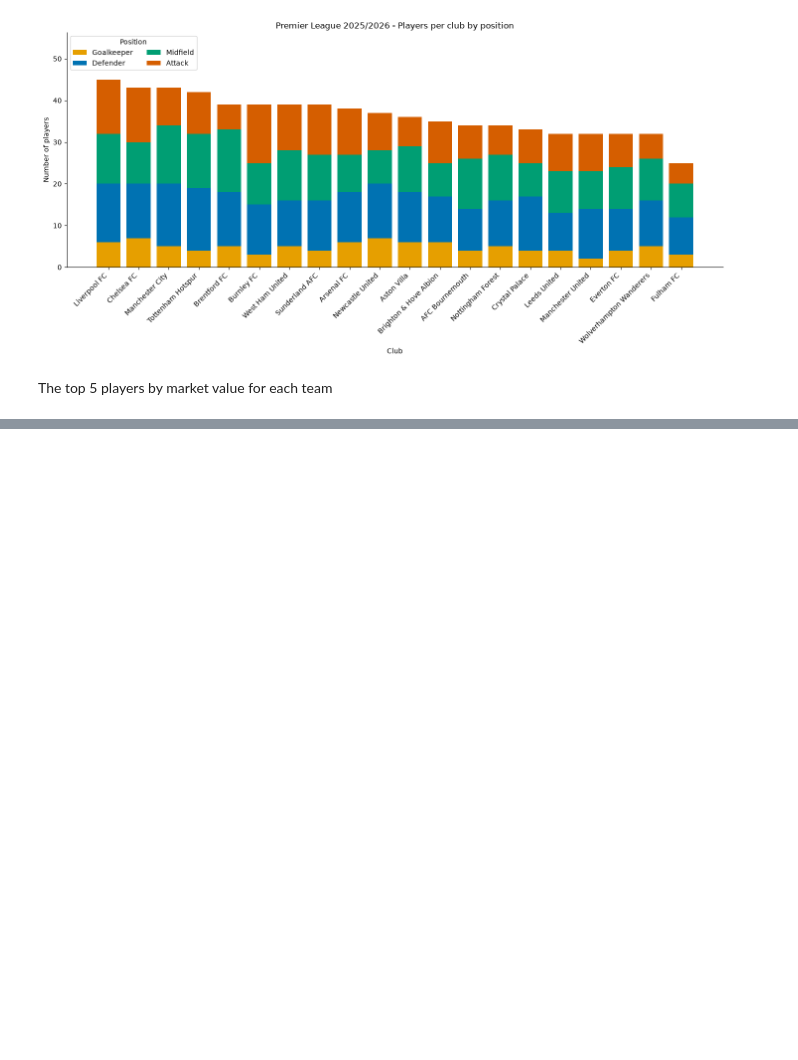
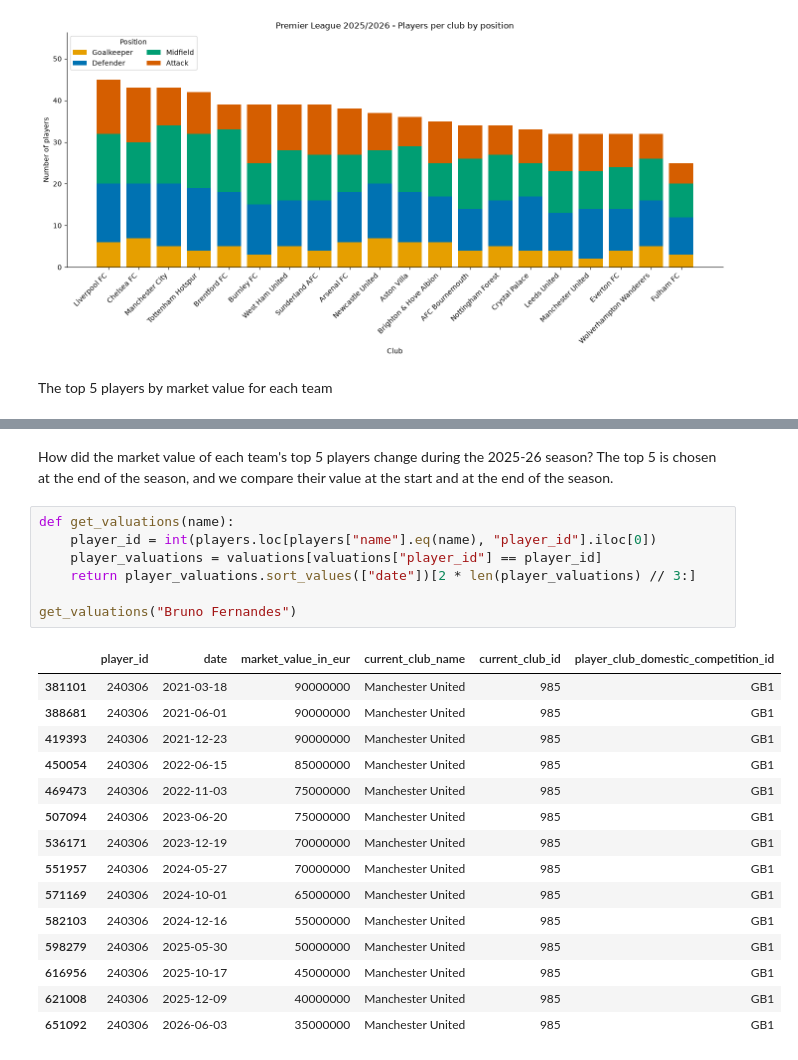
Before and after one commit to htm21/premier-league-market-value, a Jupyter notebook: notebooks/03_general_analysis.ipynb, the cells around one changed output, grey strips where cells are left out. Drawn from its saved outputs; the diff is of its cells as text; blank space fills up the shorter version.

```diff
--- a/notebooks/03_general_analysis.ipynb
+++ b/notebooks/03_general_analysis.ipynb
@@ -196,3 +198,28 @@ plt.savefig(reports_figures / "top5_players_per_team.png", dpi=150)
 plt.show()
 # %% [output]
 [figure]
+# %% [markdown]
+How did the market value of each team's top 5 players change during the 2025-26 season? The top 5 is chosen at the end of the season, and we compare their value at the start and at the end of the season.
+# %%
+def get_valuations(name):
+    player_id = int(players.loc[players["name"].eq(name), "player_id"].iloc[0])
+    player_valuations = valuations[valuations["player_id"] == player_id]
+    return player_valuations.sort_values(["date"])[2 * len(player_valuations) // 3:]
+
+get_valuations("Bruno Fernandes")
+# %% [output]
+|  | player_id | date | market_value_in_eur | current_club_name | current_club_id | player_club_domestic_competition_id |
+| 381101 | 240306 | 2021-03-18 | 90000000 | Manchester United | 985 | GB1 |
+| 388681 | 240306 | 2021-06-01 | 90000000 | Manchester United | 985 | GB1 |
+| 419393 | 240306 | 2021-12-23 | 90000000 | Manchester United | 985 | GB1 |
+| 450054 | 240306 | 2022-06-15 | 85000000 | Manchester United | 985 | GB1 |
+| 469473 | 240306 | 2022-11-03 | 75000000 | Manchester United | 985 | GB1 |
+| 507094 | 240306 | 2023-06-20 | 75000000 | Manchester United | 985 | GB1 |
+| 536171 | 240306 | 2023-12-19 | 70000000 | Manchester United | 985 | GB1 |
+| 551957 | 240306 | 2024-05-27 | 70000000 | Manchester United | 985 | GB1 |
+| 571169 | 240306 | 2024-10-01 | 65000000 | Manchester United | 985 | GB1 |
+| 582103 | 240306 | 2024-12-16 | 55000000 | Manchester United | 985 | GB1 |
+| 598279 | 240306 | 2025-05-30 | 50000000 | Manchester United | 985 | GB1 |
+| 616956 | 240306 | 2025-10-17 | 45000000 | Manchester United | 985 | GB1 |
+| 621008 | 240306 | 2025-12-09 | 40000000 | Manchester United | 985 | GB1 |
+| 651092 | 240306 | 2026-06-03 | 35000000 | Manchester United | 985 | GB1 |
```
Also changed, not shown: parts of 15 cells of this notebook, 1 other file.
